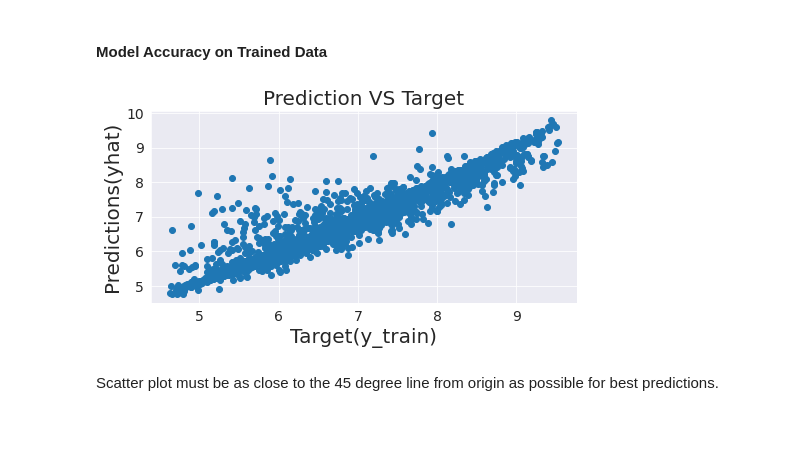
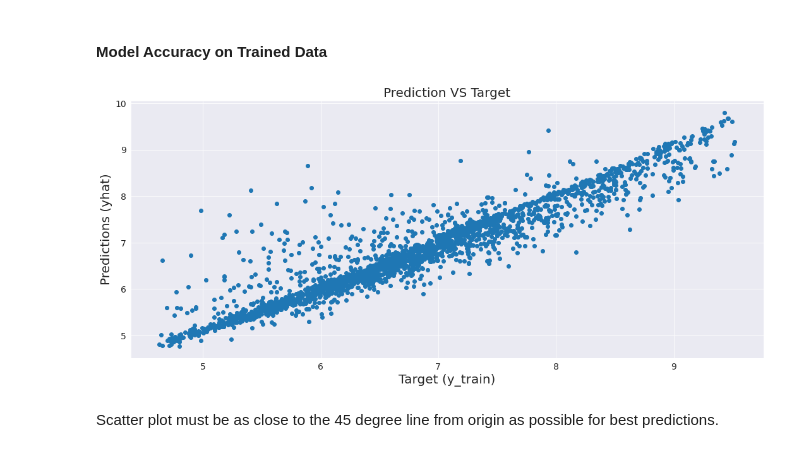
Before and after one commit to rajathAgalkote/TedTalksViewsPrediction_MLRegression, a Jupyter notebook: TED_Talks_Prediction_Regression_ML.ipynb, the cells around one changed output. Cells and saved outputs as stored; diff of their text form; code cells hidden in the pictures; blank space fills up the shorter version.

```diff
--- a/TED_Talks_Prediction_Regression_ML.ipynb
+++ b/TED_Talks_Prediction_Regression_ML.ipynb
@@ -1488,12 +1502,15 @@ LinearRegression()
 yhat=reg.predict(x_train)
 # %%
+# plot
+
+plt.figure(figsize=(15,7))
 plt.scatter(y_train,yhat)
-plt.xlabel('Target(y_train)',fontsize=20)
-plt.ylabel('Predictions(yhat)',fontsize=20)
+plt.xlabel('Target (y_train)',fontsize=20)
+plt.ylabel('Predictions (yhat)',fontsize=20)
 plt.title('Prediction VS Target',fontsize=20)
 plt.show()
 # %% [output]
-[figure, old version]
+[figure, new version]
 # %% [markdown]
 Scatter plot must be as close to the 45 degree line from origin as possible for best predictions.
 # %%
```
Also changed, not shown: parts of 118 cells of this notebook.
